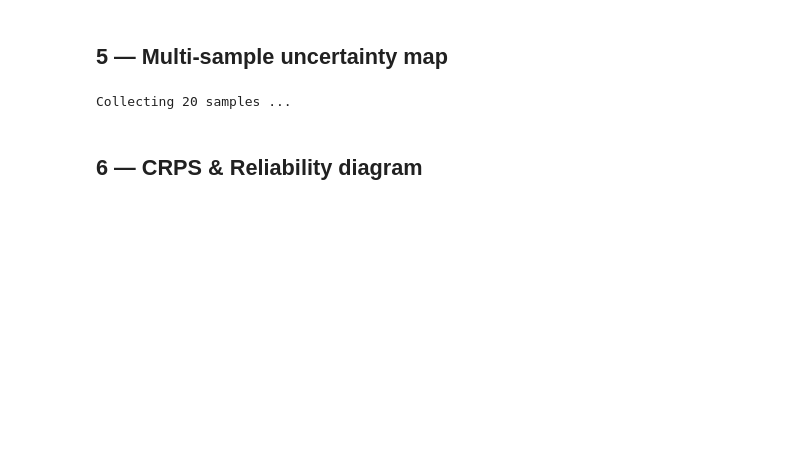
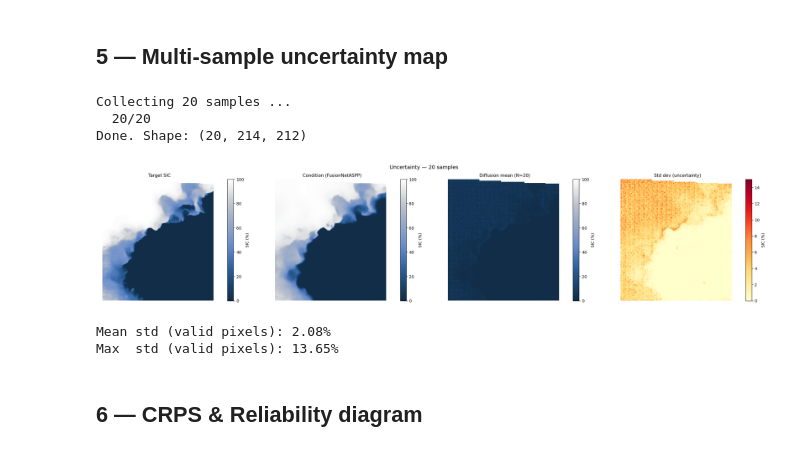
Before and after one commit to NinnaL/Master-thesis---Super-resolution-sea-ice-concentration-using-generative-AI, a Jupyter notebook: Code/diffusion_SR_ASIP_from_AMSR2.ipynb, the cells around one changed output. Cells and saved outputs as stored; diff of their text form; code cells hidden in the pictures; blank space fills up the shorter version.

```diff
--- a/Code/diffusion_SR_ASIP_from_AMSR2.ipynb
+++ b/Code/diffusion_SR_ASIP_from_AMSR2.ipynb
@@ -222,36 +375,41 @@ for i in range(N_SAMPLES):
         y_cond, batch_size=sic.shape[0],
         num_steps=NUM_STEPS, device=str(device), verbose=False,
     )
-    samples.append(np.clip(s[idx, 0].detach().cpu().numpy(), 0, 100))
+    samples.append(np.clip(s[SAMPLE_IDX, 0].detach().cpu().numpy(), 0, 100))
     print(f'  {i+1}/{N_SAMPLES}', end='\r')
 
 samples  = np.stack(samples)
 mean_sic = np.where(plot_mask, np.nan, np.clip(np.nanmean(samples, axis=0), 0, 100))
 std_sic  = np.where(plot_mask, np.nan, np.nanstd(samples, axis=0))
 print(f'\nDone. Shape: {samples.shape}')
 
 fig, axes = plt.subplots(1, 4, figsize=(24, 5))
 panels = [
     (sic_np,   'Target SIC',                     sic_cmap, 0, 100, 'SIC (%)'),
     (y_np,     f'Condition ({mdl_cls.name})',     sic_cmap, 0, 100, 'SIC (%)'),
     (mean_sic, f'Diffusion mean (N={N_SAMPLES})', sic_cmap, 0, 100, 'SIC (%)'),
     (std_sic,  'Std dev (uncertainty)',           'YlOrRd', 0,  15, 'SIC (%)'),
 ]
 for ax, (arr, title, cm, vn, vx, label) in zip(axes, panels):
     im = ax.imshow(arr, cmap=cm, vmin=vn, vmax=vx, interpolation='nearest')
     ax.set_title(title, fontsize=11)
     ax.axis('off')
     plt.colorbar(im, ax=ax, fraction=0.046, label=label)
 
 plt.suptitle(f'Uncertainty — {N_SAMPLES} samples', fontsize=13)
 plt.tight_layout()
 plt.show()
 
 valid = ~np.isnan(std_sic)
 print(f'Mean std (valid pixels): {std_sic[valid].mean():.2f}%')
 print(f'Max  std (valid pixels): {std_sic[valid].max():.2f}%')
 # %% [output]
 Collecting 20 samples ...
+  20/20
+Done. Shape: (20, 214, 212)
+[figure, added]
+Mean std (valid pixels): 2.08%
+Max  std (valid pixels): 13.65%
 # %% [markdown]
 ## 6 — CRPS & Reliability diagram
 # %%
```
Also changed, not shown: parts of 8 cells of this notebook, 7 other files.
